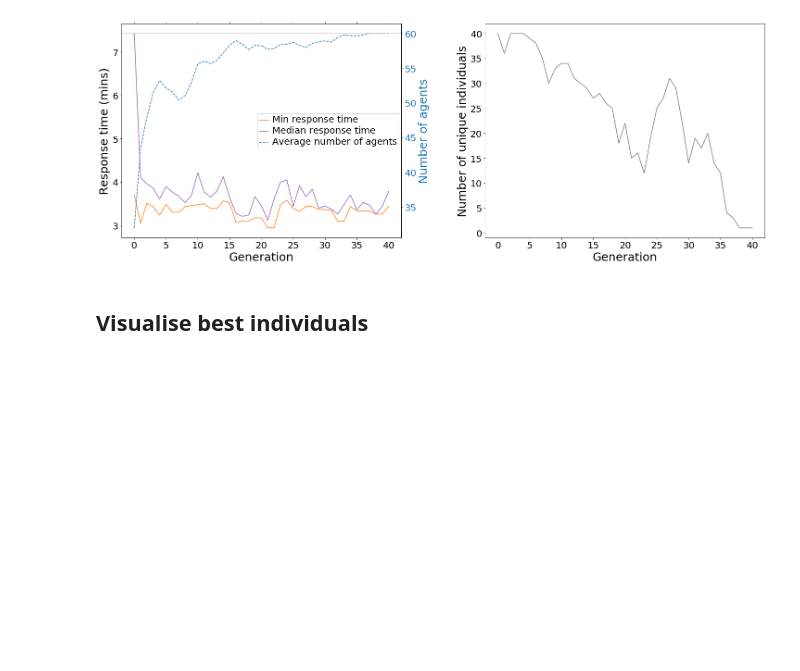
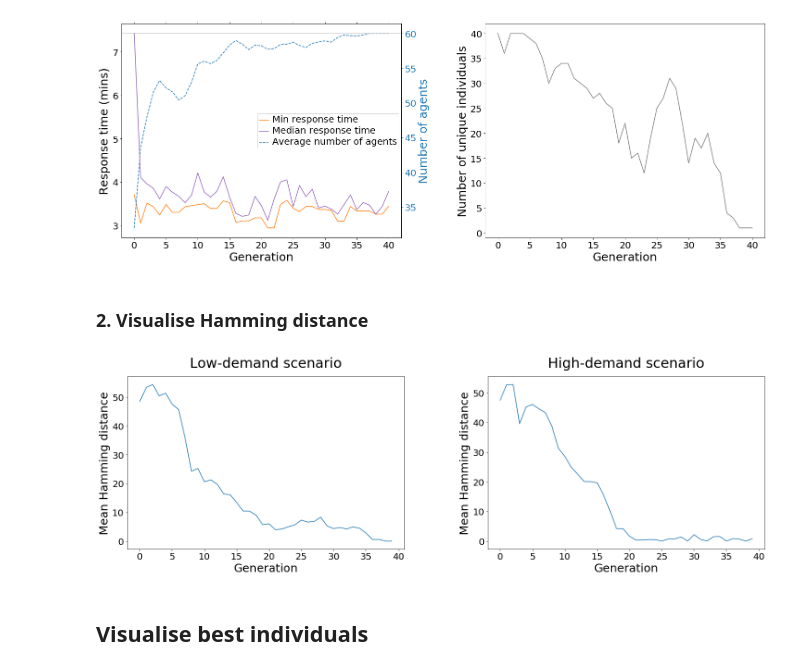
Before and after one commit to mednche/police-deployment-optimisation, a Jupyter notebook: dpd_case_study/GA/Single_obj/single_objective_GA_example.ipynb, the cells around one changed output. Cells and saved outputs as stored; diff of their text form; code cells hidden in the pictures; blank space fills up the shorter version.

Commit message:
Edit multi GA graphs

```diff
--- a/dpd_case_study/GA/Single_obj/single_objective_GA_example.ipynb
+++ b/dpd_case_study/GA/Single_obj/single_objective_GA_example.ipynb
@@ -189,3 +193,5 @@ ax4.tick_params(axis='y', labelsize= 20)
 plt.show()
 # %% [output]
 [figure]
+# %% [markdown]
+### 2. Visualise Hamming distance
@@ -192,3 +232,17 @@ plt.show()
+# %%
+fig, axes = plt.subplots(1, 2, figsize=(20,7))
+fig.tight_layout(h_pad=10, w_pad=15)
+
+plotHammingDistanceForScenario(1, axes[0])
+plotHammingDistanceForScenario(2, axes[1])
+
+#fig.suptitle('Evolution of Hamming distance in the population', fontsize=30)
+
+fig.subplots_adjust(top=0.8)
+
+plt.savefig('./images/GA_single_obj_hamming_distance.png', bbox_inches = 'tight')
+# %% [output]
+[figure, added]
 # %% [markdown]
 ## Visualise best individuals
 # %%
```
Also changed, not shown: parts of 4 cells of this notebook, 10 other files.
